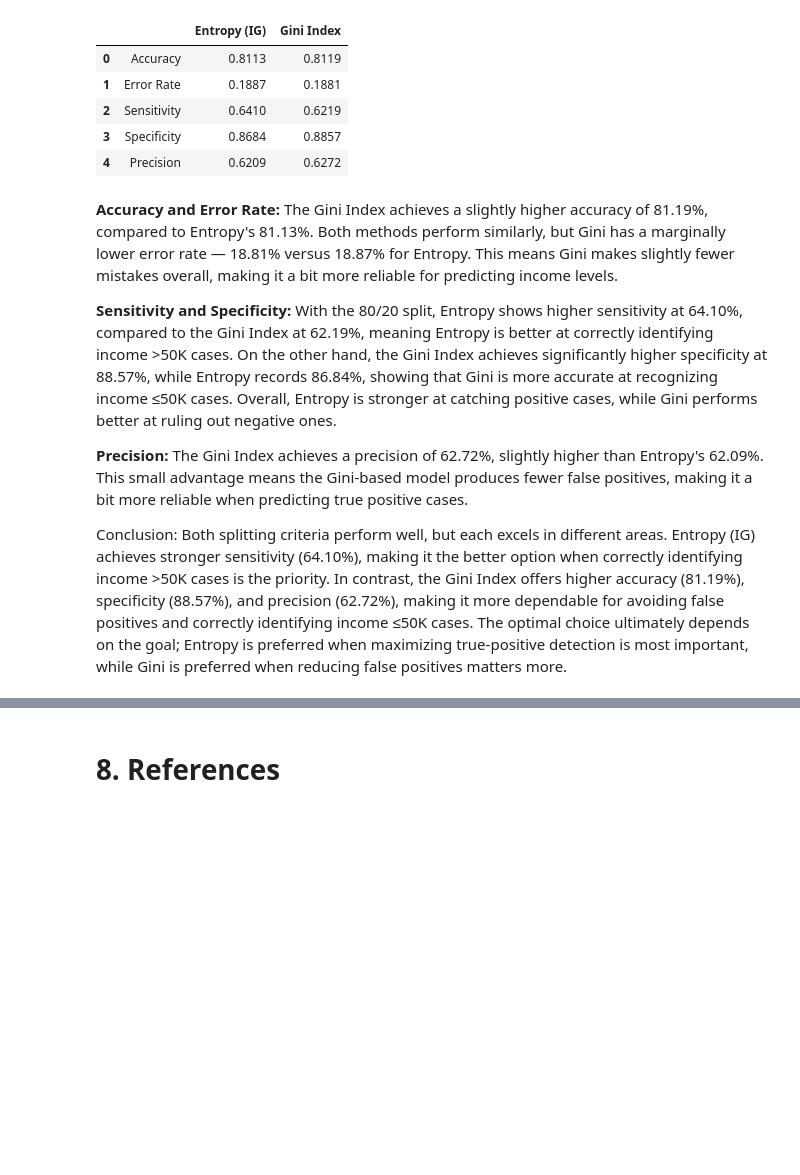
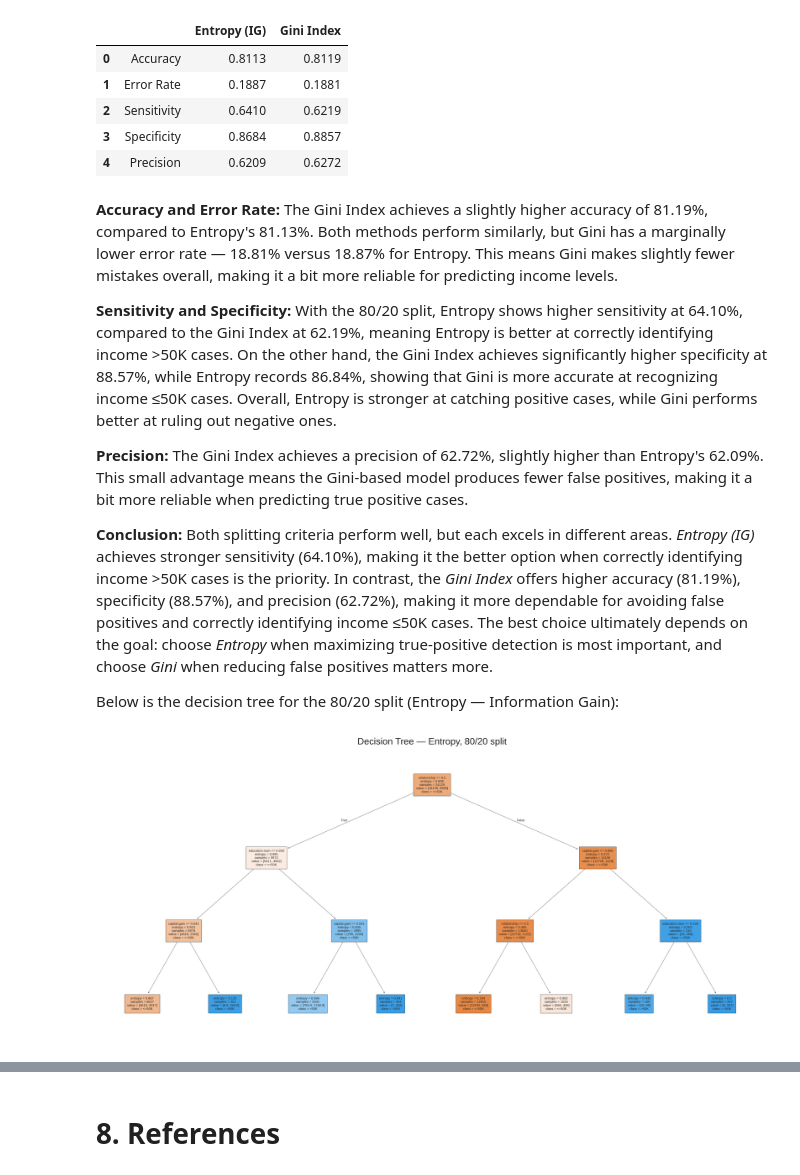
Before and after one commit to Non8q/IT326-Adult-Census-Income, a Jupyter notebook: Phase3.ipynb, the cells around one changed output, grey strips where cells are left out. Drawn from its saved outputs; the diff is of its cells as text; code cells hidden in the pictures; blank space fills up the shorter version.

```diff
--- a/Phase3.ipynb
+++ b/Phase3.ipynb
@@ -928,5 +928,29 @@ With the 80/20 split, Entropy shows higher sensitivity at 64.10%, compared to th
 **Precision:**
 The Gini Index achieves a precision of 62.72%, slightly higher than Entropy's 62.09%. This small advantage means the Gini-based model produces fewer false positives, making it a bit more reliable when predicting true positive cases.
 
-Conclusion:
-Both splitting criteria perform well, but each excels in different areas. Entropy (IG) achieves stronger sensitivity (64.10%), making it the better option when correctly identifying income >50K cases is the priority. In contrast, the Gini Index offers higher accuracy (81.19%), specificity (88.57%), and precision (62.72%), making it more dependable for avoiding false positives and correctly identifying income ≤50K cases. The optimal choice ultimately depends on the goal; Entropy is preferred when maximizing true-positive detection is most important, while Gini is preferred when reducing false positives matters more.
+**Conclusion:**
+Both splitting criteria perform well, but each excels in different areas. *Entropy (IG)* achieves stronger sensitivity (64.10%), making it the better option when correctly identifying income >50K cases is the priority. In contrast, the *Gini Index* offers higher accuracy (81.19%), specificity (88.57%), and precision (62.72%), making it more dependable for avoiding false positives and correctly identifying income ≤50K cases. The best choice ultimately depends on the goal: choose *Entropy* when maximizing true-positive detection is most important, and choose *Gini* when reducing false positives matters more.
+
+Below is the decision tree for the 80/20 split (Entropy — Information Gain):
+# %%
+from sklearn.model_selection import train_test_split
+from sklearn.tree import DecisionTreeClassifier, plot_tree
+import matplotlib.pyplot as plt
+
+X_train, X_test, y_train, y_test = train_test_split(X, y, test_size=0.2, random_state=1)
+
+clf_best = DecisionTreeClassifier(criterion='entropy', max_depth=3, random_state=1)
+clf_best = clf_best.fit(X_train, y_train)
+
+fig, axes = plt.subplots(nrows=1, ncols=1, figsize=(18,8), dpi=300)
+plot_tree(clf_best,
+          feature_names=X.columns,
+          class_names=['<=50K', '>50K'],
+          filled=True,
+          fontsize=5,
+          ax=axes)
+
+plt.title("Decision Tree — Entropy, 80/20 split", fontsize=14)
+plt.show()
+# %% [output]
+[figure, added]
```
Also changed, not shown: parts of 17 cells of this notebook.
